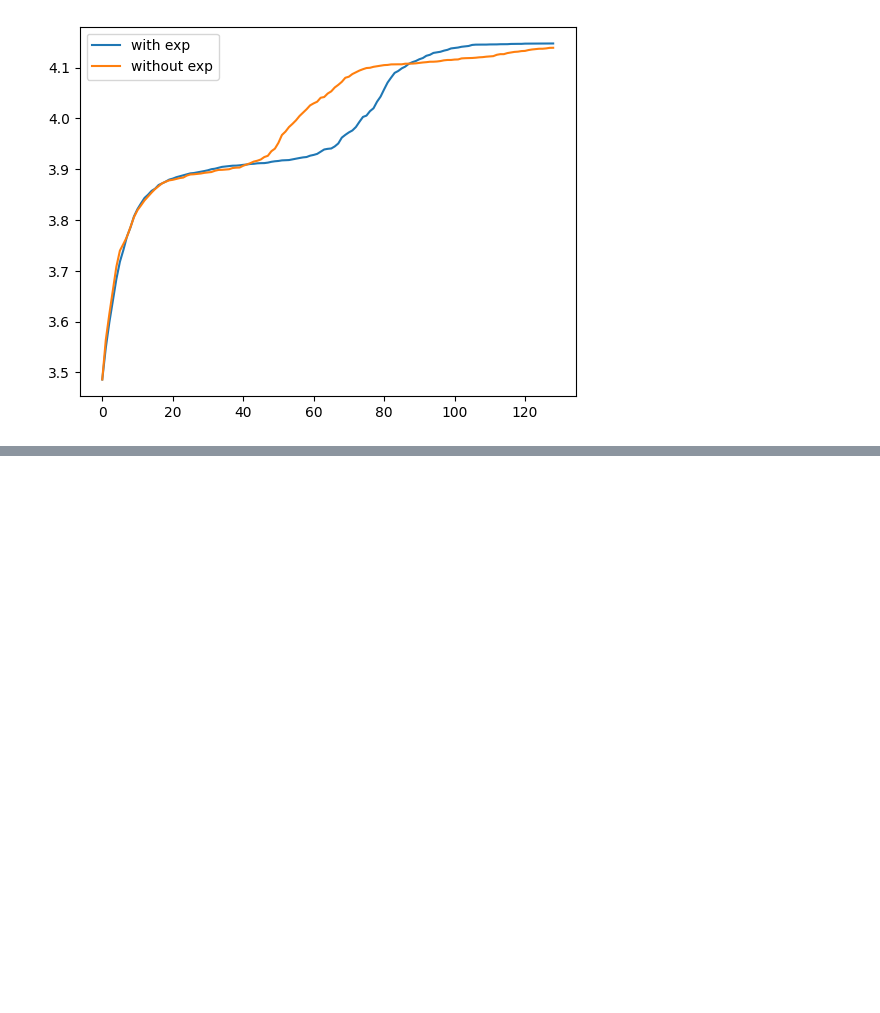
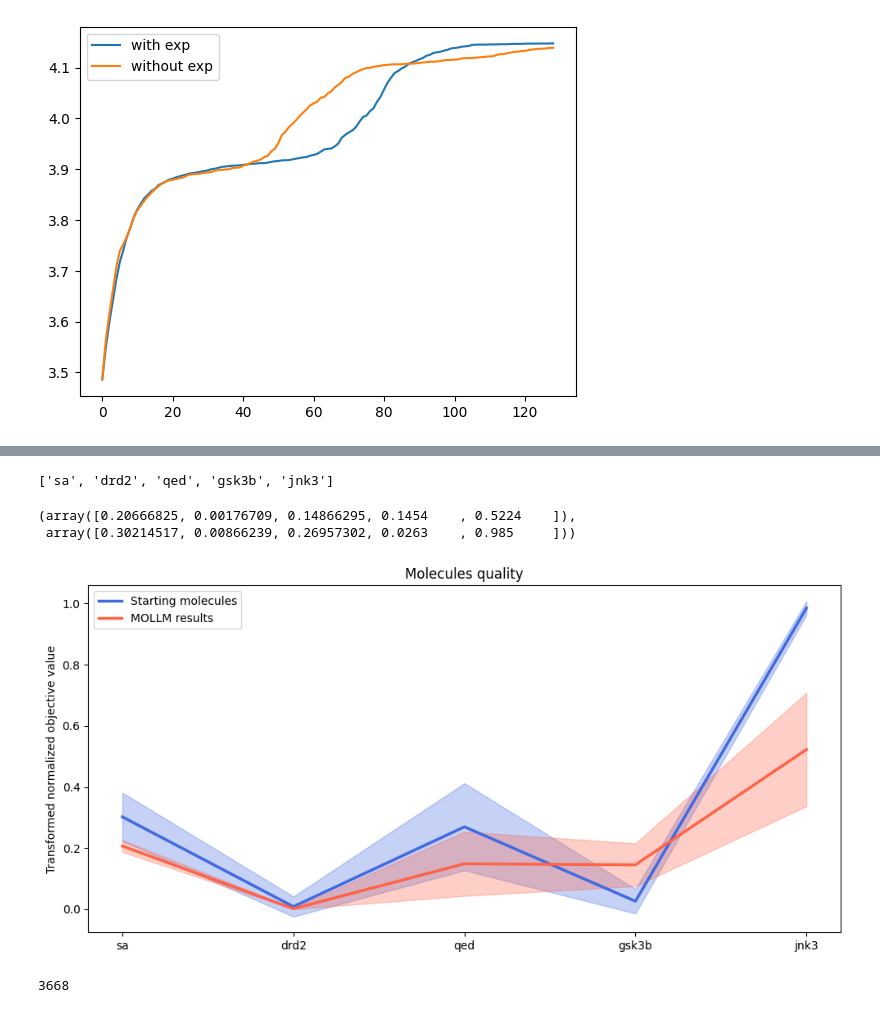
Before and after one commit to lzz-z/MCCE, a Jupyter notebook: test5_5_2025.ipynb, the cells around one changed output, grey strips where cells are left out. Saved outputs shown, nothing was run; the diff lists cells and outputs as text; code cells hidden in the pictures; blank space fills up the shorter version.

```diff
--- a/test5_5_2025.ipynb
+++ b/test5_5_2025.ipynb
@@ -437,0 +454,49 @@ root = '/home/hp/src/mol_opt/main/gpbo/results/results_gp_bo_qed:1+jnk3:1+drd2:1
+# %%
+def read_scores(path):
+    init_scores = []
+    scores = []
+    for i in range(5):
+        path = path.format(42+i)
+        with open(path,'rb') as f:
+            file = pickle.load(f)
+
+        for i in file['final_pops']:
+            scores.append(i.scores)
+    print(file['properties'])
+    for i in file['init_pops']:
+        init_scores.append(i.scores)
+    return np.array(scores),np.array(init_scores)
+path = '/home/hp/src/mollm_results/exp/zhongzhuan,gpt-4o-2024-05-13/mols/sa_drd2_qed_gsk3b_jnk3_0507_exp0.5_{}.pkl'
+final_scores,init_scores = read_scores(path)
+np.mean(final_scores,axis=0),np.mean(init_scores,axis=0)
+# %% [output]
+['sa', 'drd2', 'qed', 'gsk3b', 'jnk3']
+(array([0.20666825, 0.00176709, 0.14866295, 0.1454    , 0.5224    ]),
+ array([0.30214517, 0.00866239, 0.26957302, 0.0263    , 0.985     ]))
+# %%
+import pandas as pd
+import numpy as np
+import matplotlib.pyplot as plt
+scores = init_scores
+def plot_pareto(scores,color,label):
+    x = np.arange(5)
+    mean_values = np.mean(scores,axis=0)
+    std_values = np.std(scores,axis=0)
+    upper = mean_values + std_values
+    lower = mean_values - std_values
+
+    plt.fill_between(x, lower, upper, color=color, alpha=0.3)
+    plt.plot(x, mean_values, color=color, linewidth=2.5, label=label)
+plt.figure(figsize=(10, 5))
+plot_pareto(init_scores,color=colors[1],label='Starting molecules')
+plot_pareto(final_scores,color=colors[0],label='MOLLM results')
+x = np.arange(5)
+# 设置标签
+plt.xticks(x, ['sa', 'drd2', 'qed', 'gsk3b', 'jnk3'])
+plt.title("Molecules quality")
+plt.ylabel("Transformed normalized objective value")
+plt.legend()
+plt.tight_layout()
+plt.show()
+# %% [output]
+[figure, added]
@@ -437,0 +554,9 @@ root = '/home/hp/src/mol_opt/main/gpbo/results/results_gp_bo_qed:1+jnk3:1+drd2:1
+# %%
+import os
+seed = 1
+output_file_path = f"/home/hp/src/MOLLEO_fork/multi_objective/main/molleo_multi_pareto/results/results_GPT-4_['jnk3', 'qed']_['sa', 'gsk3b', 'drd2']{seed}.yaml"
+with open(output_file_path, 'r') as f:
+    mol_buffer = yaml.unsafe_load(f)
+len(mol_buffer)
+# %% [output]
+3668
```
Also changed, not shown: parts of 15 cells of this notebook, 10 other files.
